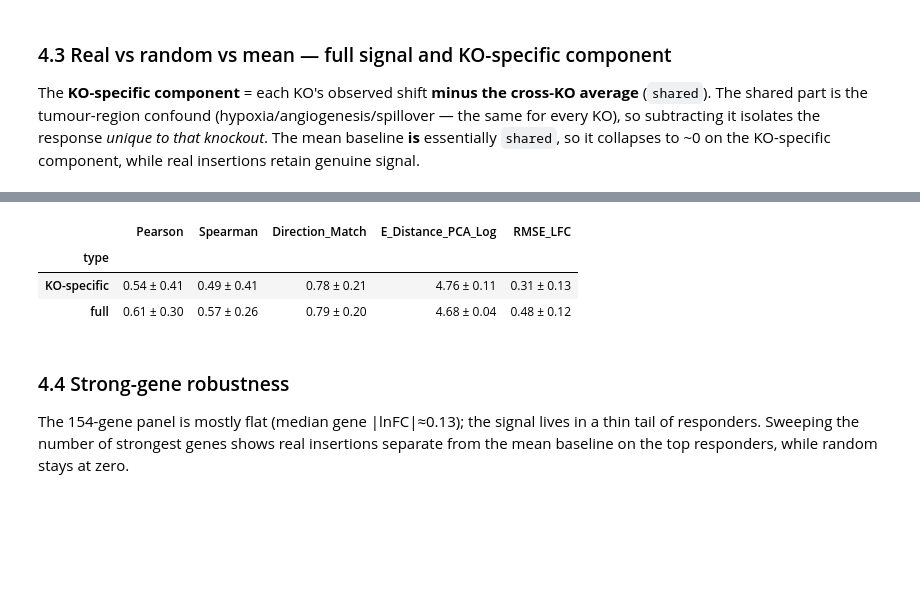
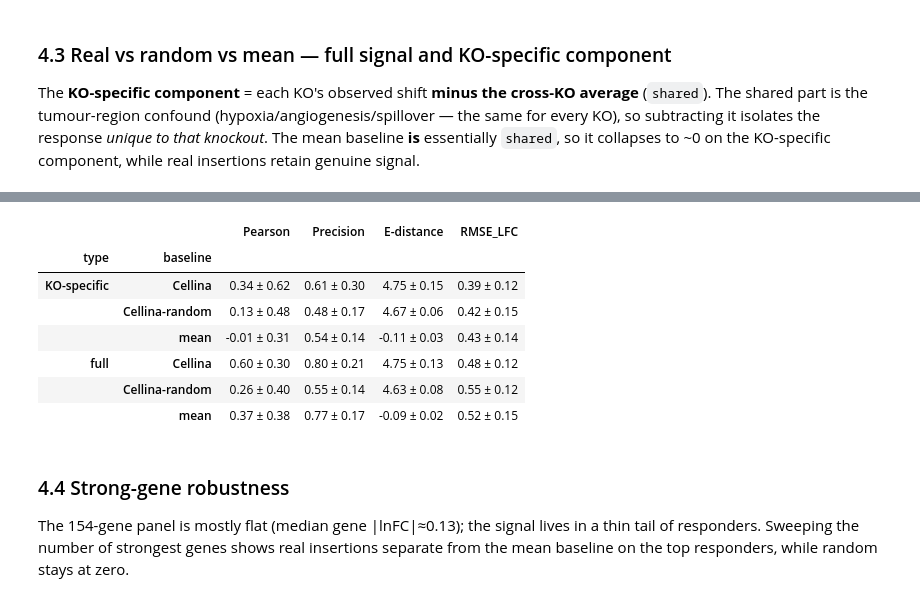
Before and after one commit to PMBio/cellina-reproducibility, a Jupyter notebook: notebooks/in_vivo/pfish_analysis.ipynb, the cells around one changed output, grey strips where cells are left out. Saved outputs shown, nothing was run; the diff lists cells and outputs as text; code cells hidden in the pictures; blank space fills up the shorter version.

```diff
--- a/notebooks/in_vivo/pfish_analysis.ipynb
+++ b/notebooks/in_vivo/pfish_analysis.ipynb
@@ -480,0 +413,6 @@ df_results
+# %%
+full_results = [{"KO": k, **_metrics_row(k, REAL5[k], OBS[k], COUNTERFACTUALS[k])} for k in EFF9_2]
+df_results = pd.DataFrame(full_results)
+df_results["type"] = "full"
+df_results["baseline"] = "Cellina"
+df_results
@@ -480,0 +430,7 @@ df_results
+# %%
+ko_results = [{"KO": k, **_metrics_row(k, REAL5[k], OBS[k] - shared, COUNTERFACTUALS[k])} for k in EFF9_2]
+ko_results = pd.DataFrame(ko_results)
+ko_results["type"] = "KO-specific"
+ko_results["baseline"] = "Cellina"
+df_results = pd.concat([df_results, ko_results], ignore_index=True)
+df_results
@@ -480,0 +455,10 @@ df_results
+# %%
+# mean-shift baseline: same predicted vector (and same CF_MEAN matrix) for every KO.
+mean_results = []
+for k in EFF9_2:
+    mean_results.append({"KO": k, "type": "full", "baseline": "mean",
+                          **_metrics_row(k, mean_shift, OBS[k], CF_MEAN)})
+    mean_results.append({"KO": k, "type": "KO-specific", "baseline": "mean",
+                          **_metrics_row(k, mean_shift, OBS[k] - shared, CF_MEAN)})
+df_results = pd.concat([df_results, pd.DataFrame(mean_results)], ignore_index=True)
+df_results
@@ -480,0 +483,11 @@ df_results
+# %%
+# random-insertion baseline: average each metric across the 5 draws (same convention
+# scores() uses for the Pearson correlation itself), so this stays comparable to §4.3.
+random_results = []
+for k in EFF9_2:
+    full_draws = pd.DataFrame([_metrics_row(k, rand[i], OBS[k], CF_RANDOM[i]) for i in range(len(rand))])
+    ko_draws = pd.DataFrame([_metrics_row(k, rand[i], OBS[k] - shared, CF_RANDOM[i]) for i in range(len(rand))])
+    random_results.append({"KO": k, "type": "full", "baseline": "Cellina-random", **full_draws.mean().to_dict()})
+    random_results.append({"KO": k, "type": "KO-specific", "baseline": "Cellina-random", **ko_draws.mean().to_dict()})
+df_results = pd.concat([df_results, pd.DataFrame(random_results)], ignore_index=True)
+df_results
@@ -481,16 +512,20 @@ df_results
 # %%
-metrics = ['Pearson', 'Spearman', 'Direction_Match', 'E_Distance_PCA_Log', 'RMSE_LFC']
+metrics = ['Pearson', 'Precision', 'E-distance', 'RMSE_LFC']
 
-summary = df_results.groupby('type')[metrics].agg(['mean', 'std'])
+summary = df_results.groupby(['type', 'baseline'])[metrics].agg(['mean', 'std'])
 
 # Nicely formatted mean±std strings
-summary_fmt = df_results.groupby('type')[metrics].agg(lambda x: f"{x.mean():.2f} ± {x.std():.2f}")
+summary_fmt = df_results.groupby(['type', 'baseline'])[metrics].agg(lambda x: f"{x.mean():.2f} ± {x.std():.2f}")
 summary_fmt
 # %% [output]
-|  | Pearson | Spearman | Direction_Match | E_Distance_PCA_Log | RMSE_LFC |
-| type |  |  |  |  |  |
-| KO-specific | 0.54 ± 0.41 | 0.49 ± 0.41 | 0.78 ± 0.21 | 4.76 ± 0.11 | 0.31 ± 0.13 |
-| full | 0.61 ± 0.30 | 0.57 ± 0.26 | 0.79 ± 0.20 | 4.68 ± 0.04 | 0.48 ± 0.12 |
+|  |  | Pearson | Precision | E-distance | RMSE_LFC |
+| type | baseline |  |  |  |  |
+| KO-specific | Cellina | 0.34 ± 0.62 | 0.61 ± 0.30 | 4.75 ± 0.15 | 0.39 ± 0.12 |
+|  | Cellina-random | 0.13 ± 0.48 | 0.48 ± 0.17 | 4.67 ± 0.06 | 0.42 ± 0.15 |
+|  | mean | -0.01 ± 0.31 | 0.54 ± 0.14 | -0.11 ± 0.03 | 0.43 ± 0.14 |
+| full | Cellina | 0.60 ± 0.30 | 0.80 ± 0.21 | 4.75 ± 0.13 | 0.48 ± 0.12 |
+|  | Cellina-random | 0.26 ± 0.40 | 0.55 ± 0.14 | 4.63 ± 0.08 | 0.55 ± 0.12 |
+|  | mean | 0.37 ± 0.38 | 0.77 ± 0.17 | -0.09 ± 0.02 | 0.52 ± 0.15 |
 # %% [markdown]
 ### 4.4 Strong-gene robustness
 
```
Also changed, not shown: parts of 8 cells of this notebook, 1 other file.
